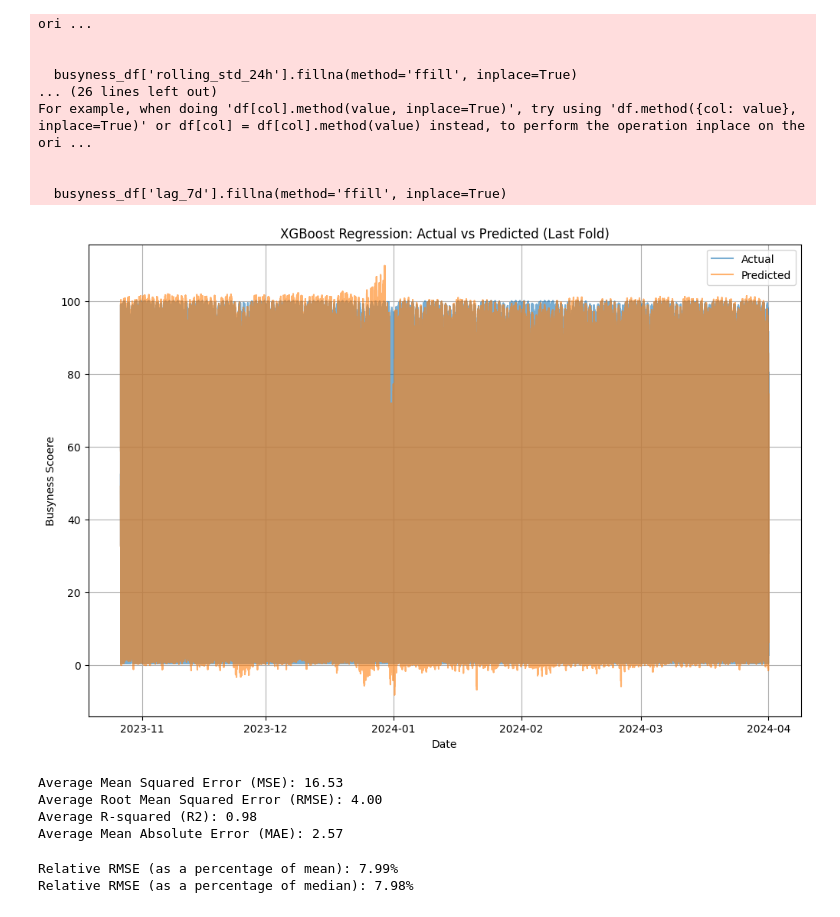
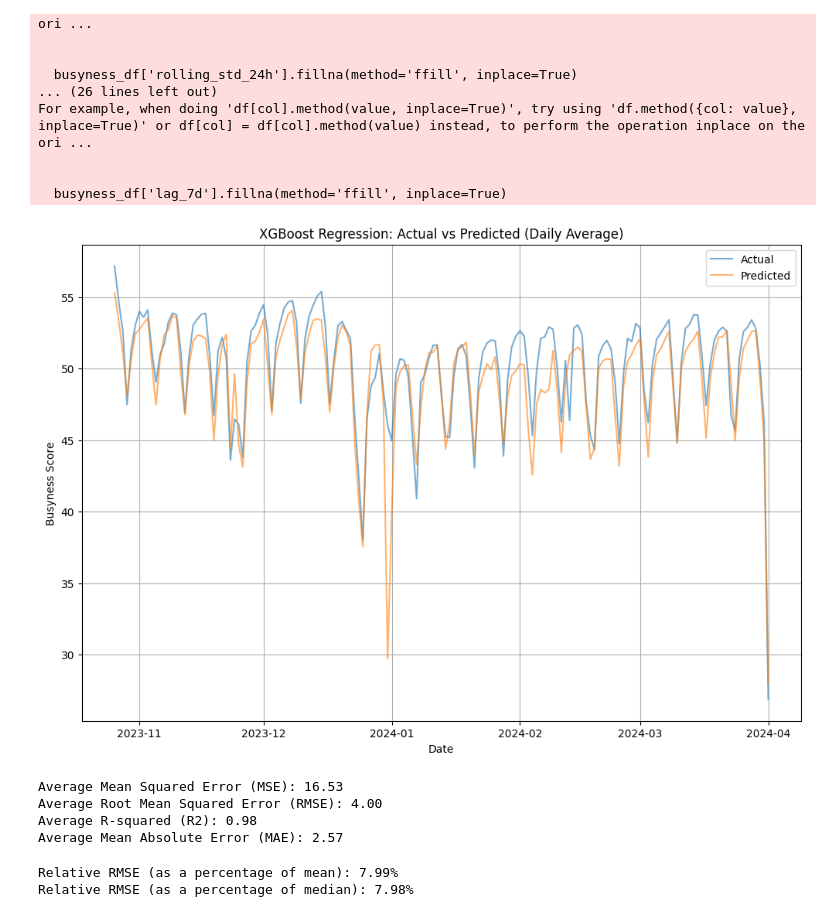
Before and after one commit to DR7439/New-York-App, a Jupyter notebook: data-analytics/prediction_code/model_alternate.ipynb, the cells around one changed output. Cells and saved outputs as stored; diff of their text form; code cells hidden in the pictures.

Commit message:
organise data analytics directory.

```diff
--- a/data-analytics/prediction_code/model_alternate.ipynb
+++ b/data-analytics/prediction_code/model_alternate.ipynb
@@ -1134,38 +1134,52 @@ for train_index, test_index in kf.split(X):
     pipeline.fit(X_train, y_train)
 
     # Predictions
     y_pred = pipeline.predict(X_test)
 
     # Calculate performance metrics
     mse = mean_squared_error(y_test, y_pred)
     rmse = np.sqrt(mse)
     r2 = r2_score(y_test, y_pred)
     mae = mean_absolute_error(y_test, y_pred)
 
     mse_list.append(mse)
     rmse_list.append(rmse)
     r2_list.append(r2)
     mae_list.append(mae)
 
     # Plotting predictions vs actual for the last fold
     if len(mse_list) == kf.get_n_splits():
+        # Create a DataFrame for the actual and predicted values
+        results_df = pd.DataFrame({
+            'timestamp': busyness_df['transit_timestamp'].iloc[test_index],
+            'actual': y_test,
+            'predicted': y_pred
+        })
+
+        # Convert the timestamp to datetime if it isn't already
+        results_df['timestamp'] = pd.to_datetime(results_df['timestamp'])
+
+        # Group by date and calculate the mean for each day
+        daily_results = results_df.resample('D', on='timestamp').mean()
+
+        # Plotting
         plt.figure(figsize=(12, 8))
-        plt.plot(busyness_df['transit_timestamp'].iloc[test_index], y_test, label='Actual', alpha=0.6)
-        plt.plot(busyness_df['transit_timestamp'].iloc[test_index], y_pred, label='Predicted', alpha=0.6)
+        plt.plot(daily_results.index, daily_results['actual'], label='Actual', alpha=0.6)
+        plt.plot(daily_results.index, daily_results['predicted'], label='Predicted', alpha=0.6)
         plt.xlabel('Date')
-        plt.ylabel('Busyness Scoere')
-        plt.title('XGBoost Regression: Actual vs Predicted (Last Fold)')
+        plt.ylabel('Busyness Score')
+        plt.title('XGBoost Regression: Actual vs Predicted (Daily Average)')
         plt.legend()
         plt.grid(True)
         plt.show()
 
 # Print average metrics across all folds
 print(f'Average Mean Squared Error (MSE): {np.mean(mse_list):.2f}')
 print(f'Average Root Mean Squared Error (RMSE): {np.mean(rmse_list):.2f}')
 print(f'Average R-squared (R2): {np.mean(r2_list):.2f}')
 print(f'Average Mean Absolute Error (MAE): {np.mean(mae_list):.2f}')
 # %% [output]
-[figure, old version]
+[figure, new version]
 Average Mean Squared Error (MSE): 16.53
 Average Root Mean Squared Error (RMSE): 4.00
 Average R-squared (R2): 0.98
```
Also changed, not shown: 8 other files.
